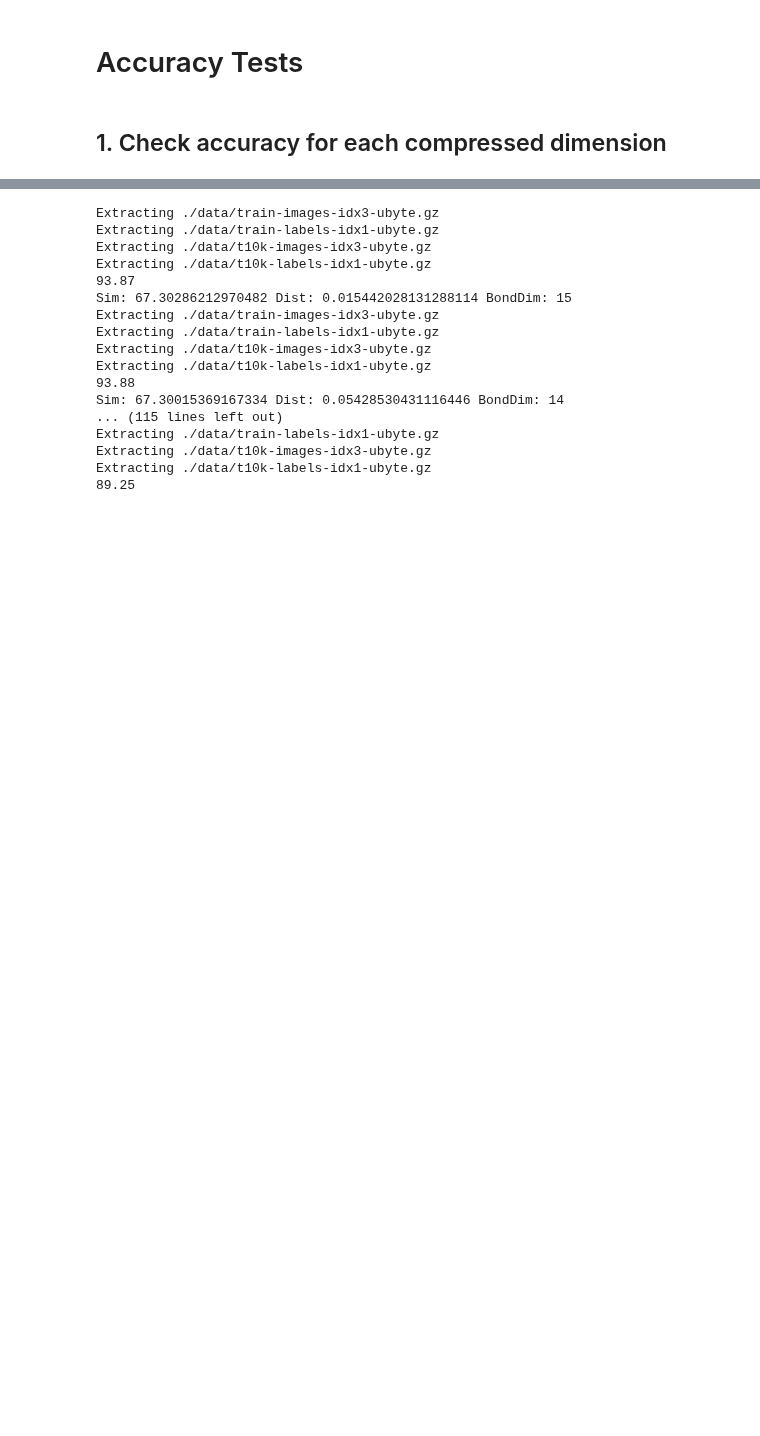
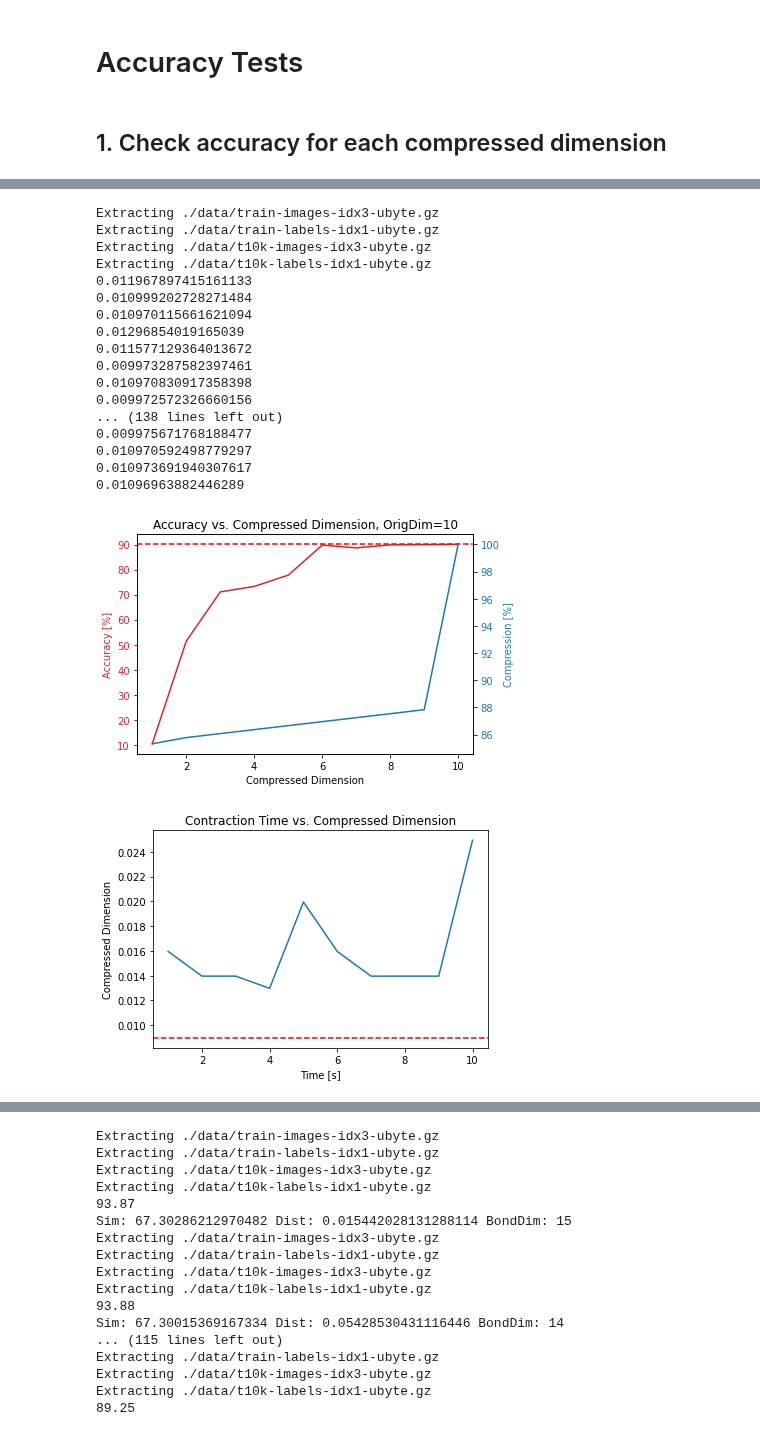
Before and after one commit to aaronleesander/DMRG-inspired-Algorithms-for-Neural-Network-Compression, a Jupyter notebook: DMRG/LeNet5.ipynb, the cells around one changed output, grey strips where cells are left out. Saved outputs shown, nothing was run; the diff lists cells and outputs as text; code cells hidden in the pictures; blank space fills up the shorter version.

```diff
--- a/DMRG/LeNet5.ipynb
+++ b/DMRG/LeNet5.ipynb
@@ -752,3 +410,26 @@ for i in range(len(compressed_MPS_0)):
+# %%
+test_overall_accuracy_LeNet5(compressed_MPS_0, compressed_MPS_1, compressed_MPS_2, MPO_0, bias_0, MPO_1, bias_1, MPO_2, bias_2, sigma_0, sigma_1, sigma_2, sigma_3,
+                             layer=2)
+# %% [output]
+Extracting ./data/train-images-idx3-ubyte.gz
+Extracting ./data/train-labels-idx1-ubyte.gz
+Extracting ./data/t10k-images-idx3-ubyte.gz
+Extracting ./data/t10k-labels-idx1-ubyte.gz
+0.011967897415161133
+0.010999202728271484
+0.010970115661621094
+0.01296854019165039
+0.011577129364013672
+0.009973287582397461
+0.010970830917358398
+0.009972572326660156
+... (138 lines left out)
+0.009975671768188477
+0.010970592498779297
+0.010973691940307617
+0.01096963882446289
+[figure, added]
+[figure, added]
 # %%
 def compress_layer_single_dim(raw_state, phys_dim, threshold, compressed_dim, compressed_state=0, plot=0):
     """ Initializes a compressed state then sweeps left->right
```
Also changed, not shown: parts of 39 cells of this notebook, 2 other files.
